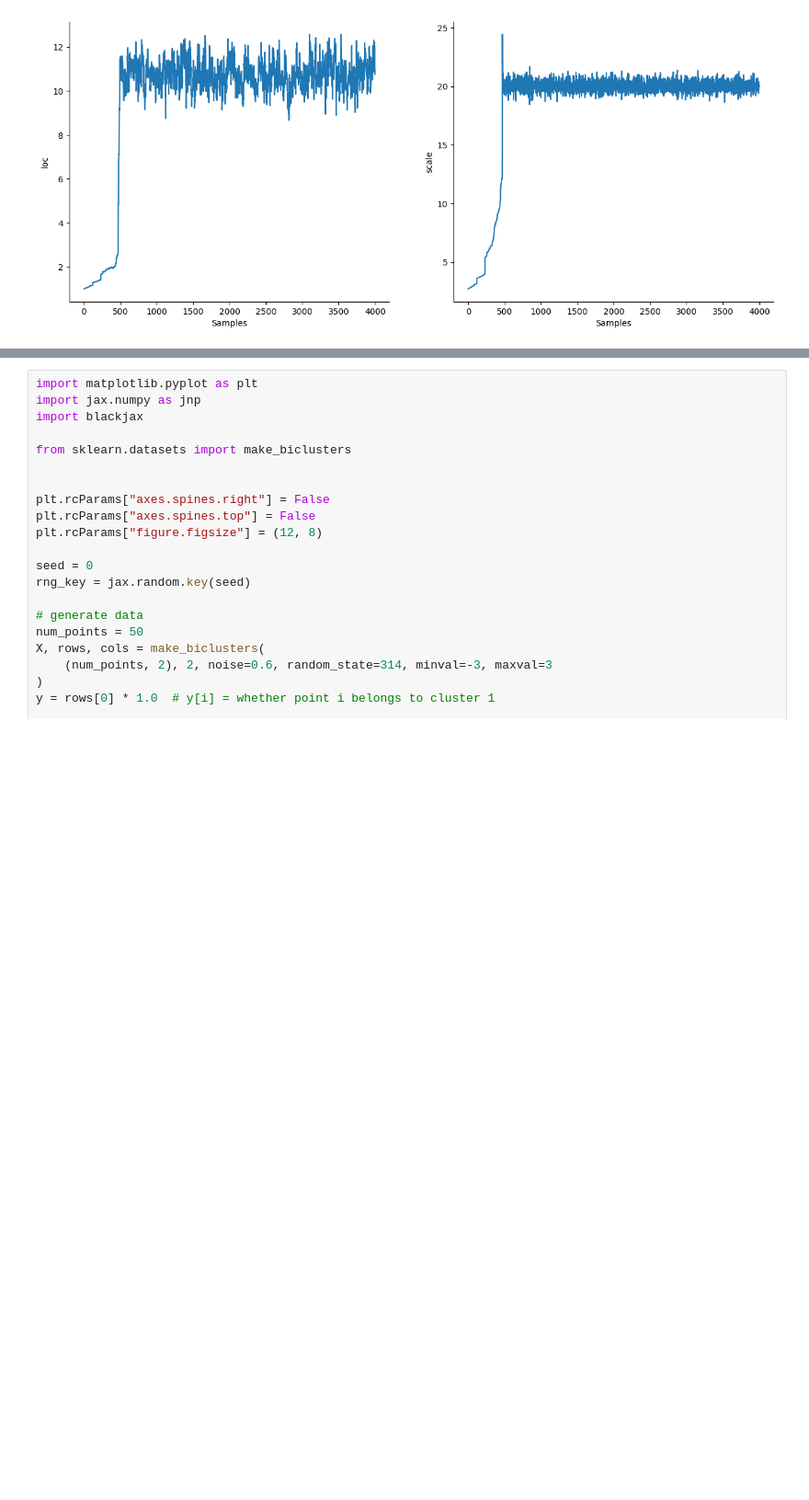
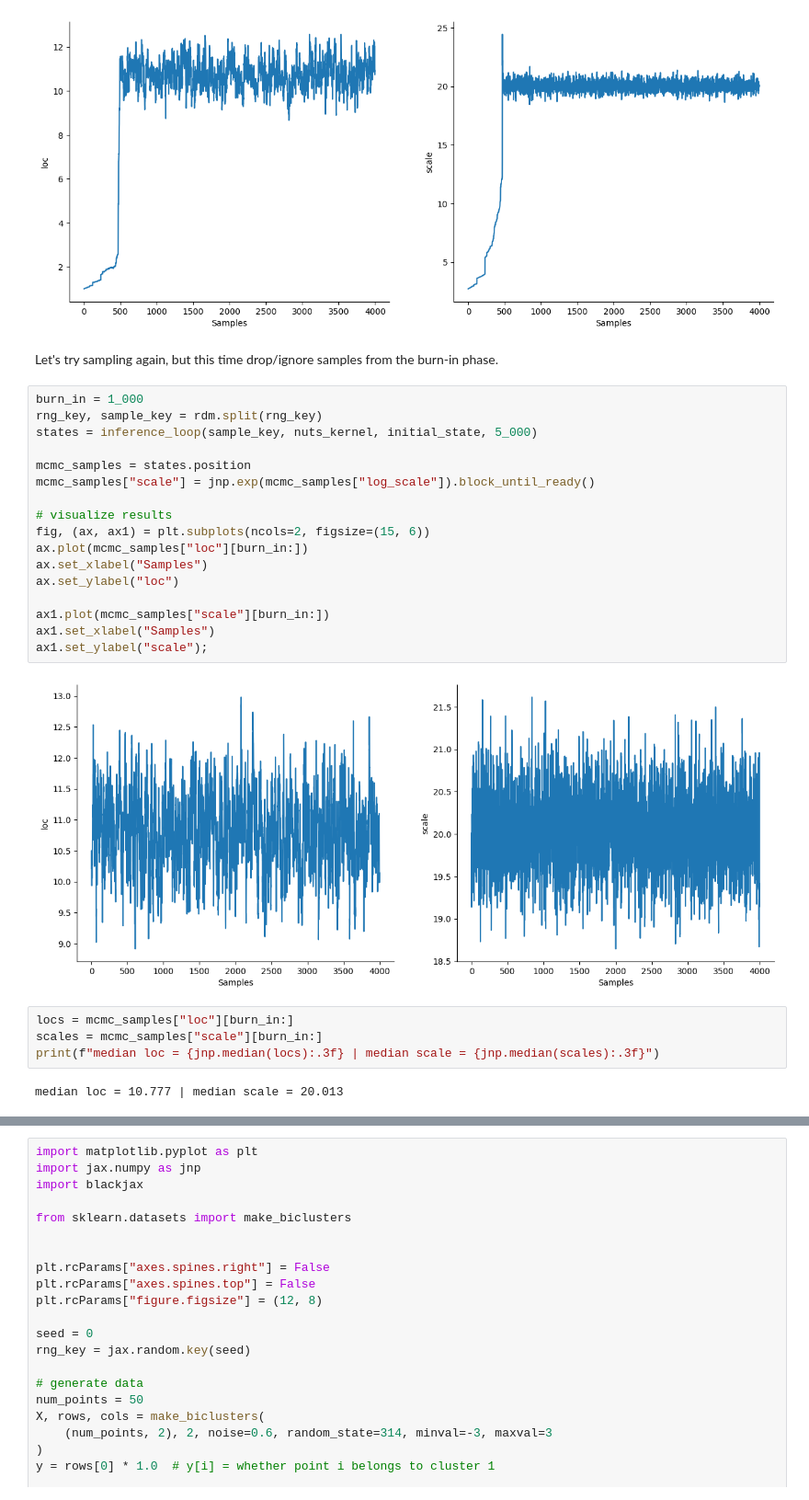
Before and after one commit to USCbiostats/PM520, a Jupyter notebook: Lab_11_MCMC_BlackJAX.ipynb, the cells around one changed output, grey strips where cells are left out. Shown at 92% size. Drawn from its saved outputs; the diff is of its cells as text; blank space fills up the shorter version.

```diff
--- a/Lab_11_MCMC_BlackJAX.ipynb
+++ b/Lab_11_MCMC_BlackJAX.ipynb
@@ -168,5 +168,32 @@ ax1.set_xlabel("Samples")
 ax1.set_ylabel("scale");
 # %% [output]
 [figure]
+# %% [markdown]
+Let's try sampling again, but this time drop/ignore samples from the burn-in phase.
+# %%
+burn_in = 1_000
+rng_key, sample_key = rdm.split(rng_key)
+states = inference_loop(sample_key, nuts_kernel, initial_state, 5_000)
+
+mcmc_samples = states.position
+mcmc_samples["scale"] = jnp.exp(mcmc_samples["log_scale"]).block_until_ready()
+
+# visualize results
+fig, (ax, ax1) = plt.subplots(ncols=2, figsize=(15, 6))
+ax.plot(mcmc_samples["loc"][burn_in:])
+ax.set_xlabel("Samples")
+ax.set_ylabel("loc")
+
+ax1.plot(mcmc_samples["scale"][burn_in:])
+ax1.set_xlabel("Samples")
+ax1.set_ylabel("scale");
+# %% [output]
+[figure, added]
+# %%
+locs = mcmc_samples["loc"][burn_in:]
+scales = mcmc_samples["scale"][burn_in:]
+print(f"median loc = {jnp.median(locs):.3f} | median scale = {jnp.median(scales):.3f}")
+# %% [output]
+median loc = 10.777 | median scale = 20.013
 # %% [markdown]
 ## Bayesian Logistic Regression, revisited
```
Also changed, not shown: parts of 4 cells of this notebook.
